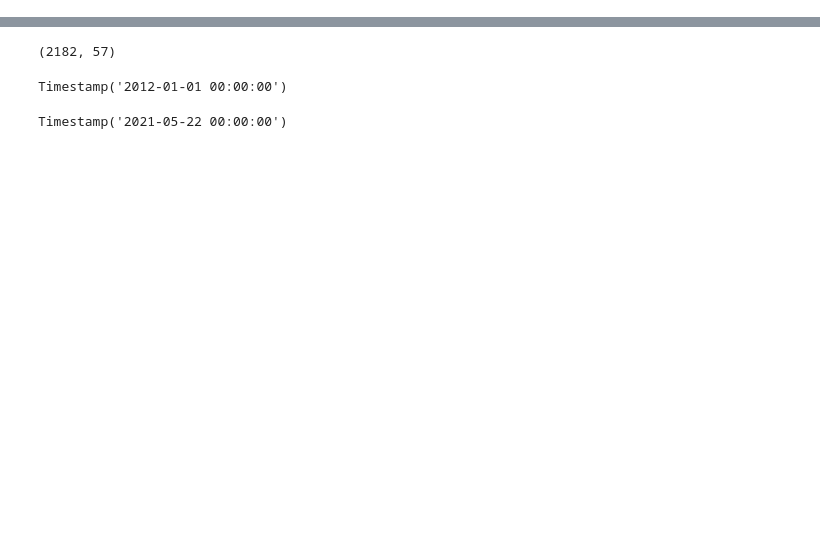
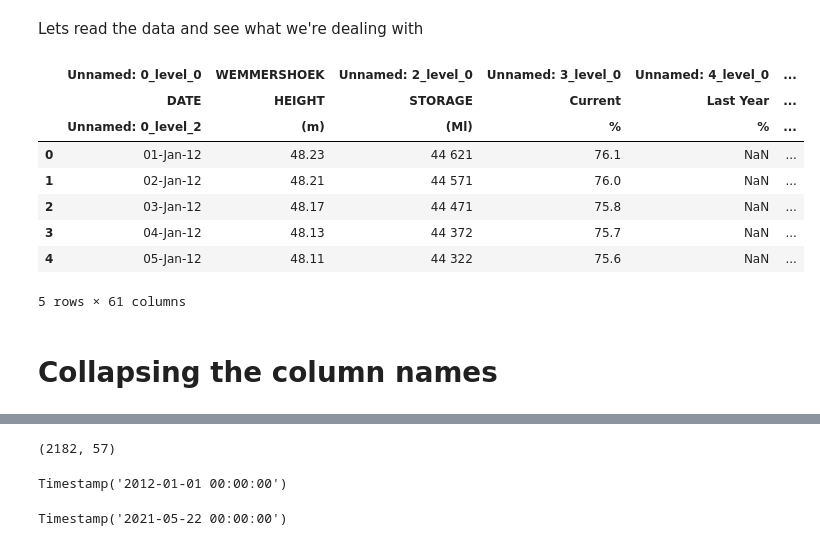
Before and after one commit to jbertscher/dam-levels, a Jupyter notebook: clean-dam-level-data.ipynb, the cells around one changed output, grey strips where cells are left out. Cells and saved outputs as stored; diff of their text form; code cells hidden in the pictures; blank space fills up the shorter version.

```diff
--- a/clean-dam-level-data.ipynb
+++ b/clean-dam-level-data.ipynb
@@ -5,3 +5,21 @@ import re
 
 from IPython.core.interactiveshell import InteractiveShell
 InteractiveShell.ast_node_interactivity = "all"
+# %% [markdown]
+Lets read the data and see what we're dealing with
+# %%
+file_location = 'data/Dam-levels-update-2012-2017_20171212.csv'
+data = pd.read_csv(file_location, header = [2,3,4], encoding = 'latin-1')
+data.head()
+# %% [output]
+|  | Unnamed: 0_level_0 | WEMMERSHOEK | Unnamed: 2_level_0 | Unnamed: 3_level_0 | Unnamed: 4_level_0 | ... |
+|  | DATE | HEIGHT | STORAGE | Current | Last Year | ... |
+|  | Unnamed: 0_level_2 | (m) | (Ml) | % | % | ... |
+| 0 | 01-Jan-12 | 48.23 | 44 621 | 76.1 | NaN | ... |
+| 1 | 02-Jan-12 | 48.21 | 44 571 | 76.0 | NaN | ... |
+| 2 | 03-Jan-12 | 48.17 | 44 471 | 75.8 | NaN | ... |
+| 3 | 04-Jan-12 | 48.13 | 44 372 | 75.7 | NaN | ... |
+| 4 | 05-Jan-12 | 48.11 | 44 322 | 75.6 | NaN | ... |
+5 rows × 61 columns
+# %% [markdown]
+# Collapsing the column names
```
Also changed, not shown: parts of 13 cells of this notebook, 1 other file.
